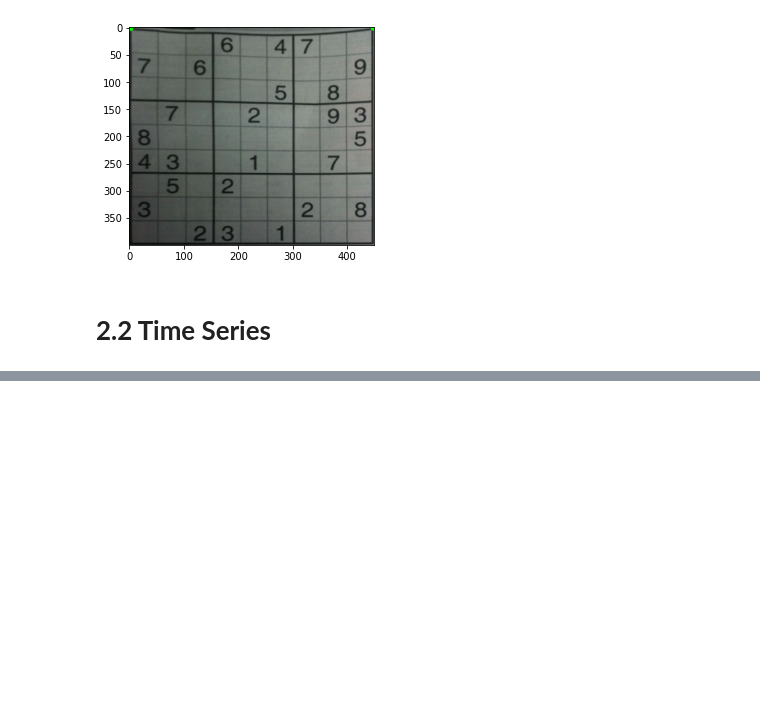
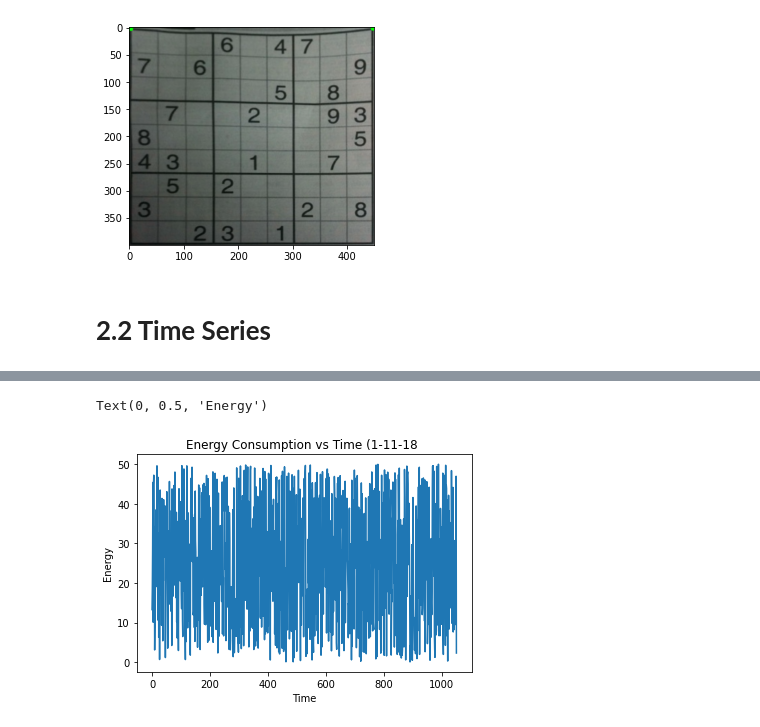
Before and after one commit to MaxTeeple/ME-592, a Jupyter notebook: HW 1/HW1-Teeple.ipynb, the cells around one changed output, grey strips where cells are left out. Cells and saved outputs as stored; diff of their text form; code cells hidden in the pictures; blank space fills up the shorter version.

```diff
--- a/HW 1/HW1-Teeple.ipynb
+++ b/HW 1/HW1-Teeple.ipynb
@@ -44,0 +57,8 @@ plt.imshow(dst)
+# %%
+plt.plot(data.Energy_Consumption[0:1051])
+plt.title('Energy Consumption vs Time (1-11-18 ')
+plt.xlabel('Time')
+plt.ylabel('Energy')
+# %% [output]
+Text(0, 0.5, 'Energy')
+[figure, added]
```
Also changed, not shown: parts of 6 cells of this notebook, 1 other file.
